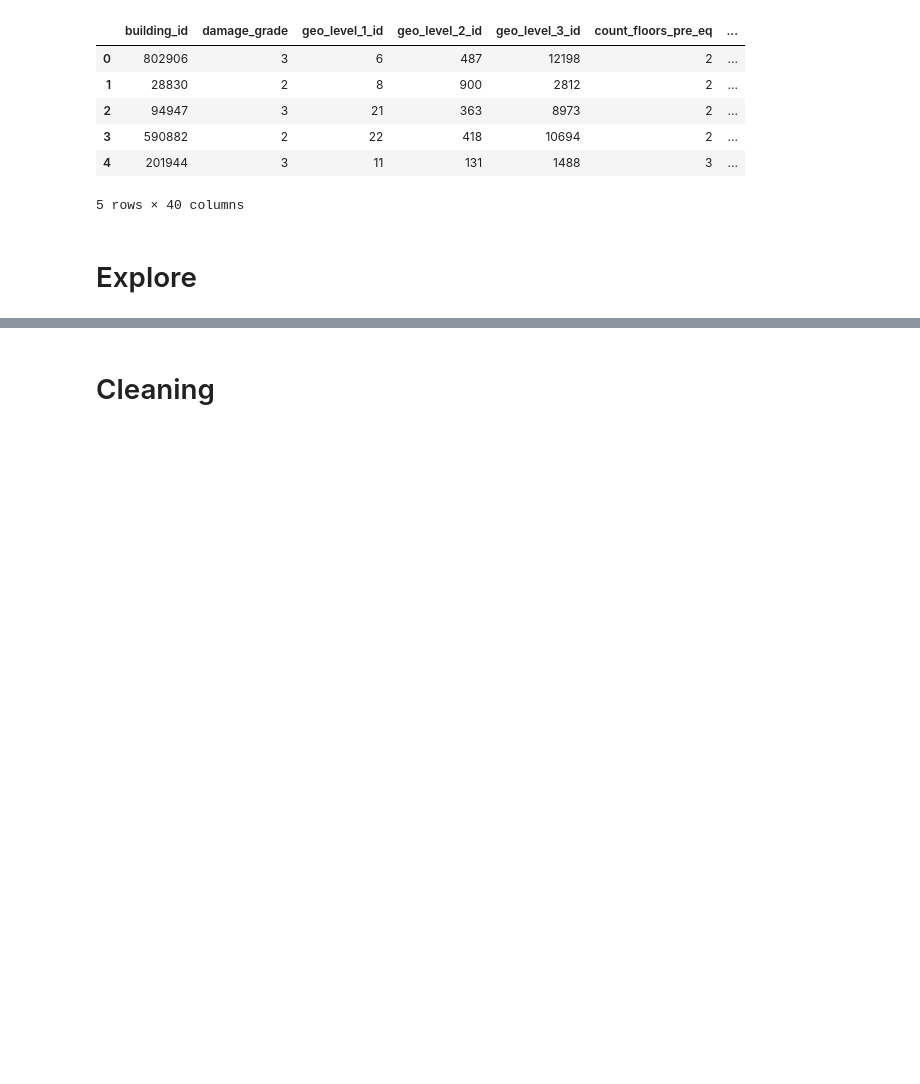
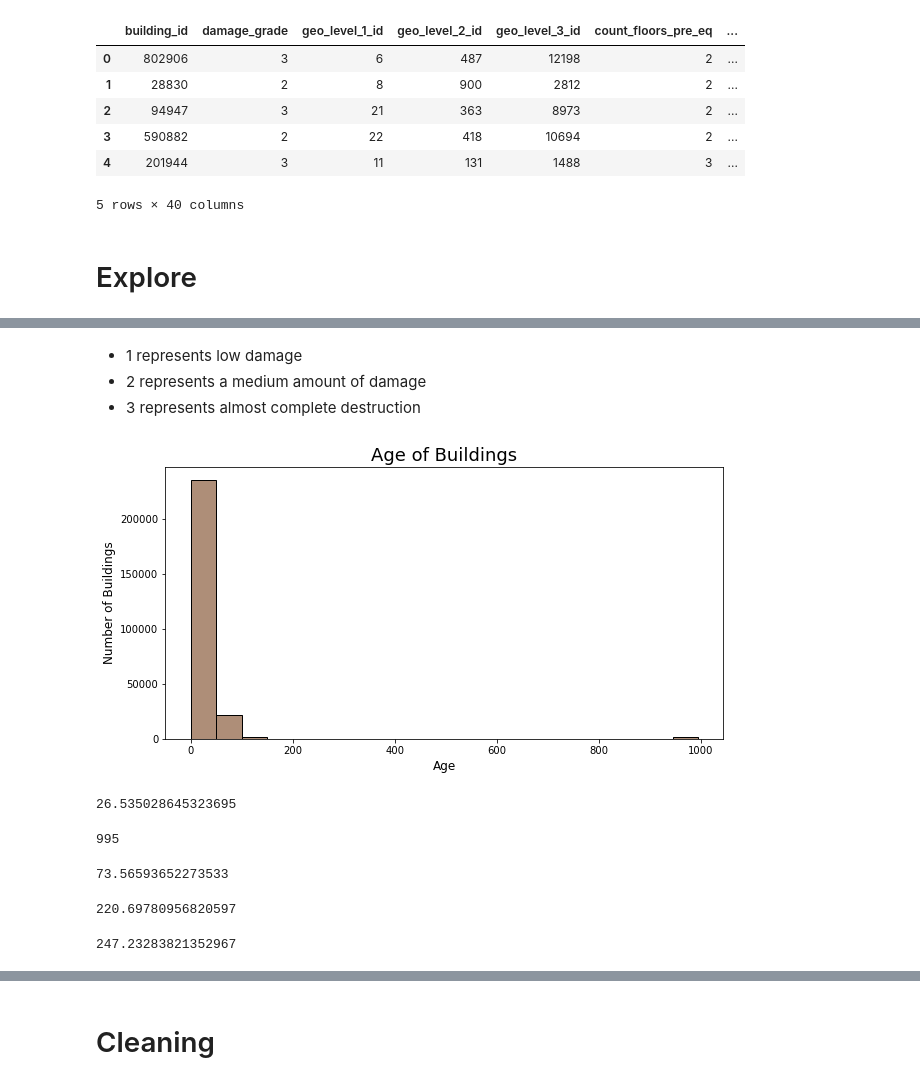
Before and after one commit to twhipple/Modeling_Earthquake_Damage, a Jupyter notebook: Modeling_Earthquake_Damage.ipynb, the cells around one changed output, grey strips where cells are left out. Cells and saved outputs as stored; diff of their text form; code cells hidden in the pictures; blank space fills up the shorter version.

```diff
--- a/Modeling_Earthquake_Damage.ipynb
+++ b/Modeling_Earthquake_Damage.ipynb
@@ -120,0 +149,34 @@ dtype: int64
+# %% [markdown]
+* 1 represents low damage
+* 2 represents a medium amount of damage
+* 3 represents almost complete destruction
+# %%
+# Age of buildings is going to be an issue.
+plt.figure(figsize=(10,5))
+sns.histplot(data=df, x="age", bins=20, color='#93684b')
+plt.title('Age of Buildings', fontsize=18)
+plt.ylabel('Number of Buildings', fontsize=12)
+plt.xlabel('Age', fontsize=12)
+plt.show()
+# %% [output]
+[figure, added]
+# %%
+df.age.mean()
+# %% [output]
+26.535028645323695
+# %%
+df.age.max()
+# %% [output]
+995
+# %%
+df.age.std()
+# %% [output]
+73.56593652273533
+# %%
+df.age.std()*3
+# %% [output]
+220.69780956820597
+# %%
+df.age.mean() + df.age.std()*3
+# %% [output]
+247.23283821352967
```
Also changed, not shown: parts of 28 cells of this notebook.
